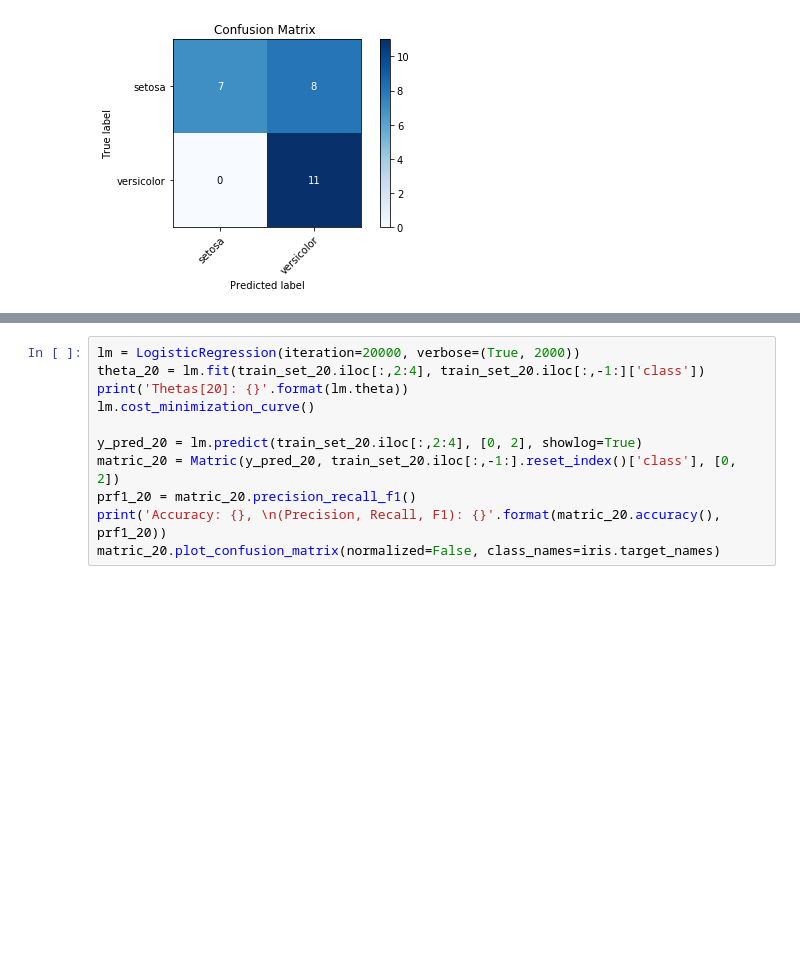
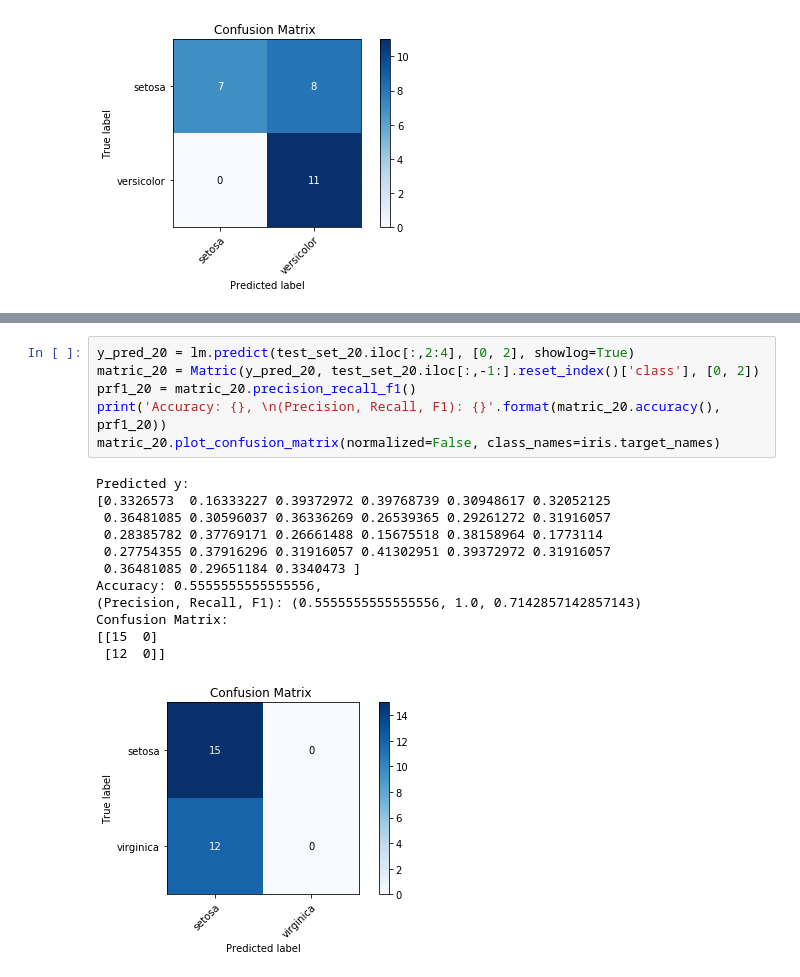
Before and after one commit to mainak555/lb-ai, a Jupyter notebook: Assignment01_2.ipynb, the cells around one changed output, grey strips where cells are left out. Drawn from its saved outputs; the diff is of its cells as text; blank space fills up the shorter version.

```diff
--- a/Assignment01_2.ipynb
+++ b/Assignment01_2.ipynb
@@ -419,11 +464,19 @@ Confusion Matrix:
 # %%
-lm = LogisticRegression(iteration=20000, verbose=(True, 2000))
-theta_20 = lm.fit(train_set_20.iloc[:,2:4], train_set_20.iloc[:,-1:]['class'])
-print('Thetas[20]: {}'.format(lm.theta))
-lm.cost_minimization_curve()
-
-y_pred_20 = lm.predict(train_set_20.iloc[:,2:4], [0, 2], showlog=True)
-matric_20 = Matric(y_pred_20, train_set_20.iloc[:,-1:].reset_index()['class'], [0, 2])
+y_pred_20 = lm.predict(test_set_20.iloc[:,2:4], [0, 2], showlog=True)
+matric_20 = Matric(y_pred_20, test_set_20.iloc[:,-1:].reset_index()['class'], [0, 2])
 prf1_20 = matric_20.precision_recall_f1()
 print('Accuracy: {}, \n(Precision, Recall, F1): {}'.format(matric_20.accuracy(), prf1_20))
 matric_20.plot_confusion_matrix(normalized=False, class_names=iris.target_names)
+# %% [output]
+Predicted y:
+[0.3326573  0.16333227 0.39372972 0.39768739 0.30948617 0.32052125
+ 0.36481085 0.30596037 0.36336269 0.26539365 0.29261272 0.31916057
+ 0.28385782 0.37769171 0.26661488 0.15675518 0.38158964 0.1773114
+ 0.27754355 0.37916296 0.31916057 0.41302951 0.39372972 0.31916057
+ 0.36481085 0.29651184 0.3340473 ]
+Accuracy: 0.5555555555555556,
+(Precision, Recall, F1): (0.5555555555555556, 1.0, 0.7142857142857143)
+Confusion Matrix:
+[[15  0]
+ [12  0]]
+[figure, added]
```
Also changed, not shown: parts of 2 cells of this notebook.
